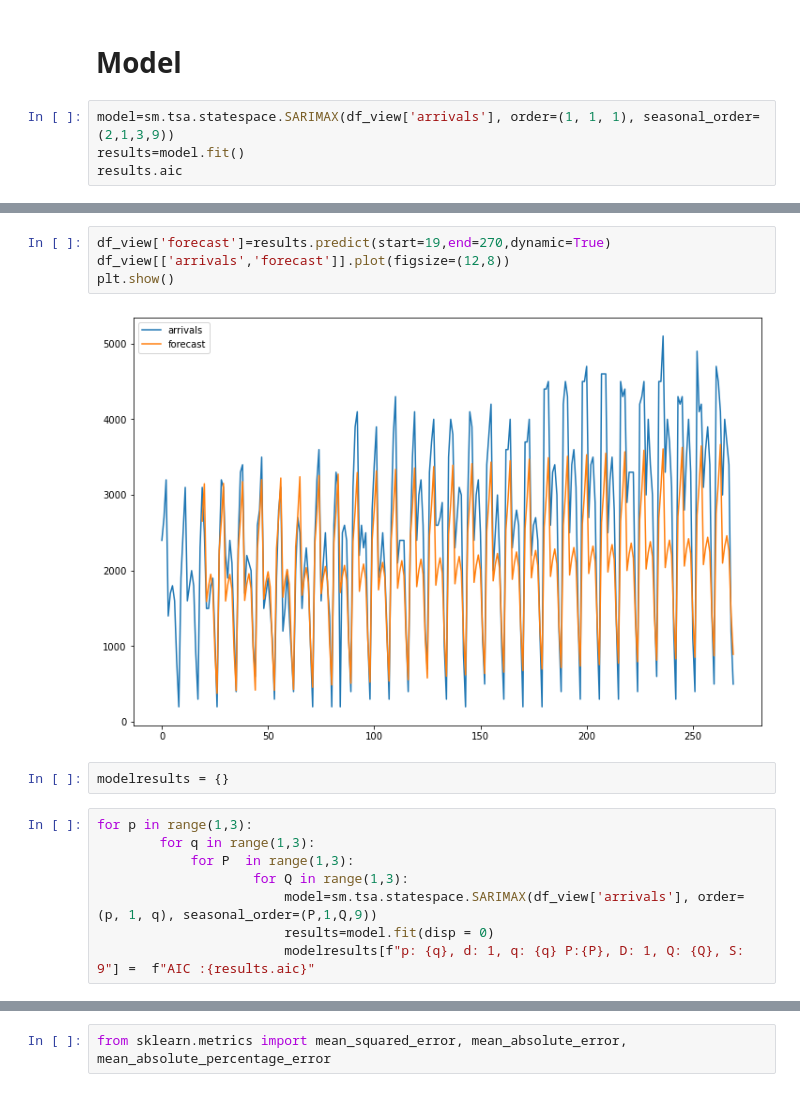
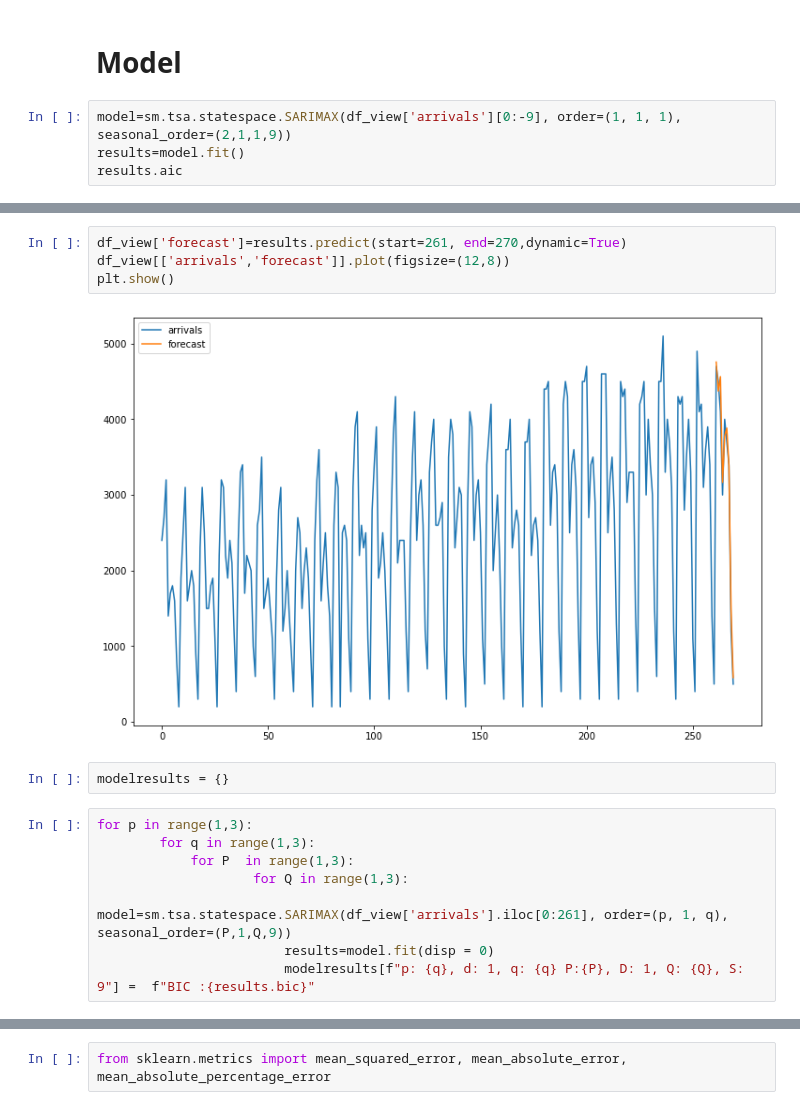
Before and after one commit to Adriank2001/MGOC20Case, a Jupyter notebook: analysis.ipynb, the cells around one changed output, grey strips where cells are left out. Drawn from its saved outputs; the diff is of its cells as text.

```diff
--- a/analysis.ipynb
+++ b/analysis.ipynb
@@ -219,7 +219,7 @@ plt.show()
 # %% [markdown]
 # Model
 # %%
-model=sm.tsa.statespace.SARIMAX(df_view['arrivals'], order=(1, 1, 1), seasonal_order=(2,1,3,9))
+model=sm.tsa.statespace.SARIMAX(df_view['arrivals'][0:-9], order=(1, 1, 1), seasonal_order=(2,1,1,9))
 results=model.fit()
 results.aic
 # %% [output]
@@ -245,9 +257,9 @@ CONVERGENCE: REL_REDUCTION_OF_F_<=_FACTR*EPSMCH
 # %%
-df_view['forecast']=results.predict(start=19,end=270,dynamic=True)
+df_view['forecast']=results.predict(start=261, end=270,dynamic=True)
 df_view[['arrivals','forecast']].plot(figsize=(12,8))
 plt.show()
 # %% [output]
-[figure, old version]
+[figure, new version]
 # %%
 modelresults = {}
 # %%
@@ -255,9 +267,9 @@ for p in range(1,3):
         for q in range(1,3):
             for P  in range(1,3):
                     for Q in range(1,3):
-                        model=sm.tsa.statespace.SARIMAX(df_view['arrivals'], order=(p, 1, q), seasonal_order=(P,1,Q,9))
+                        model=sm.tsa.statespace.SARIMAX(df_view['arrivals'].iloc[0:261], order=(p, 1, q), seasonal_order=(P,1,Q,9))
                         results=model.fit(disp = 0)
-                        modelresults[f"p: {q}, d: 1, q: {q} P:{P}, D: 1, Q: {Q}, S: 9"] =  f"AIC :{results.aic}"
+                        modelresults[f"p: {q}, d: 1, q: {q} P:{P}, D: 1, Q: {Q}, S: 9"] =  f"BIC :{results.bic}"
 # %%
 modelresults
 # %% [output]
```
Also changed, not shown: parts of 7 cells of this notebook.
